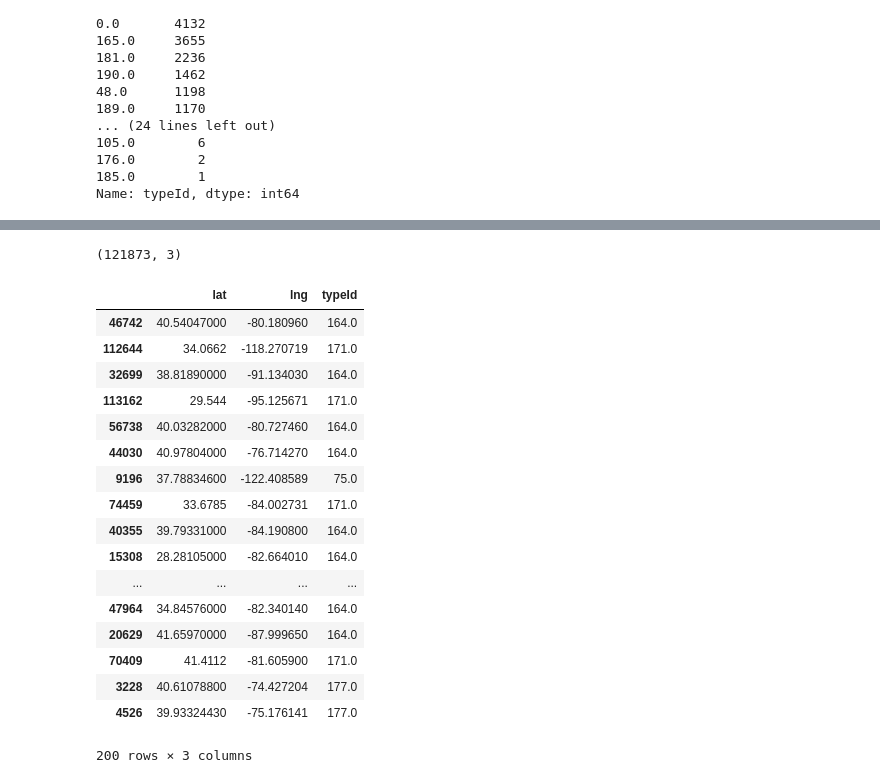
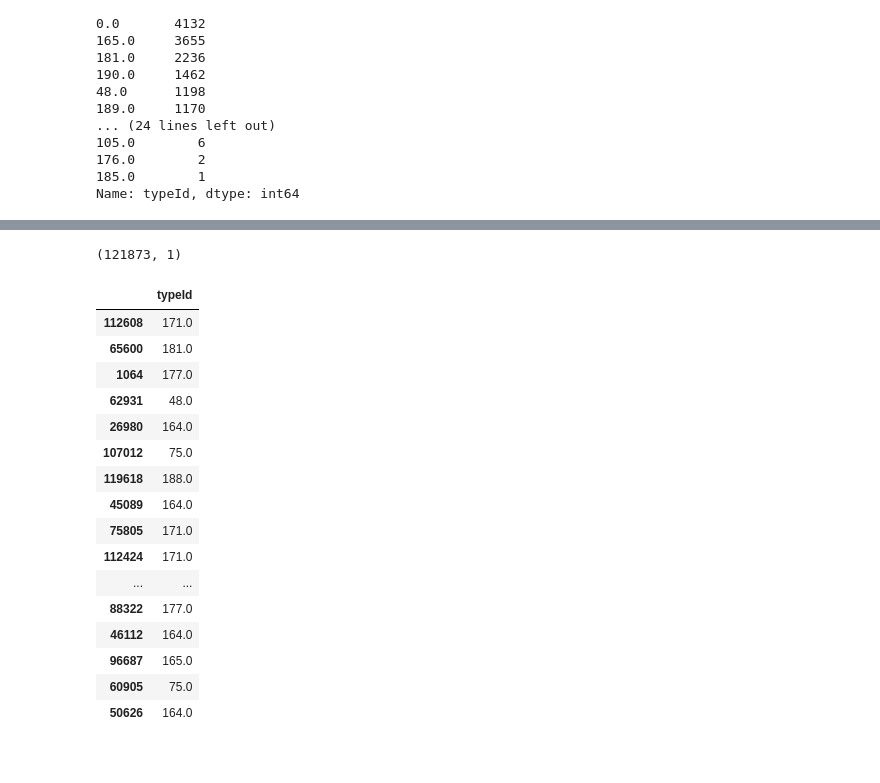
Before and after one commit to adomni/usfFall2019, a Jupyter notebook: kei/clustering/K-Means Clustering.ipynb, the cells around one changed output, grey strips where cells are left out. Cells and saved outputs as stored; diff of their text form; code cells hidden in the pictures.

```diff
--- a/kei/clustering/K-Means Clustering.ipynb
+++ b/kei/clustering/K-Means Clustering.ipynb
@@ -187,6 +187,7 @@ typeId_0.head()
 | 74 | 102 | e27287aa59a4fd91d4bc859c7e4a7869 | Inside Valet | 11 | South | 36.10000000 | -115.08000 | Las Vegas, NV | 0.0 | ... |
 | 75 | 103 | e27287aa59a4fd91d4bc859c7e4a7869 | DLVEC Portal | 11 | South | 36.10000000 | -115.08000 | Las Vegas, NV | 0.0 | ... |
 # %%
-billboard_data_sub = billboard_data[['lat','lng','typeId']]
+# billboard_data_sub = billboard_data[['lat','lng','typeId']]
+billboard_data_sub = billboard_data[['typeId']]
 billboard_data_sub.head()
 # %% [output]
@@ -266,29 +440,28 @@ count_for_aud.head()
 # %%
 billboard_data_sub.shape
 # %% [output]
-(121873, 3)
+(121873, 1)
 # %%
-billboard_data_sub = billboard_data_sub.sample(n=200)
+billboard_data_sub = billboard_data_sub.sample(n=20)
 billboard_data_sub
 # %% [output]
-|  | lat | lng | typeId |
-| 46742 | 40.54047000 | -80.180960 | 164.0 |
-| 112644 | 34.0662 | -118.270719 | 171.0 |
-| 32699 | 38.81890000 | -91.134030 | 164.0 |
-| 113162 | 29.544 | -95.125671 | 171.0 |
-| 56738 | 40.03282000 | -80.727460 | 164.0 |
-| 44030 | 40.97804000 | -76.714270 | 164.0 |
-| 9196 | 37.78834600 | -122.408589 | 75.0 |
-| 74459 | 33.6785 | -84.002731 | 171.0 |
-| 40355 | 39.79331000 | -84.190800 | 164.0 |
-| 15308 | 28.28105000 | -82.664010 | 164.0 |
-| ... | ... | ... | ... |
-| 47964 | 34.84576000 | -82.340140 | 164.0 |
-| 20629 | 41.65970000 | -87.999650 | 164.0 |
-| 70409 | 41.4112 | -81.605900 | 171.0 |
-| 3228 | 40.61078800 | -74.427204 | 177.0 |
-| 4526 | 39.93324430 | -75.176141 | 177.0 |
+|  | typeId |
+| 112608 | 171.0 |
+| 65600 | 181.0 |
+| 1064 | 177.0 |
+| 62931 | 48.0 |
+| 26980 | 164.0 |
+| 107012 | 75.0 |
+| 119618 | 188.0 |
+| 45089 | 164.0 |
+| 75805 | 171.0 |
+| 112424 | 171.0 |
+| ... | ... |
+| 88322 | 177.0 |
+| 46112 | 164.0 |
+| 96687 | 165.0 |
+| 60905 | 75.0 |
+| 50626 | 164.0 |
-200 rows × 3 columns
 # %%
 billboard_data_sub = billboard_data_sub.reset_index()
 billboard_data_sub
```
Also changed, not shown: parts of 41 cells of this notebook, 2 other files.
